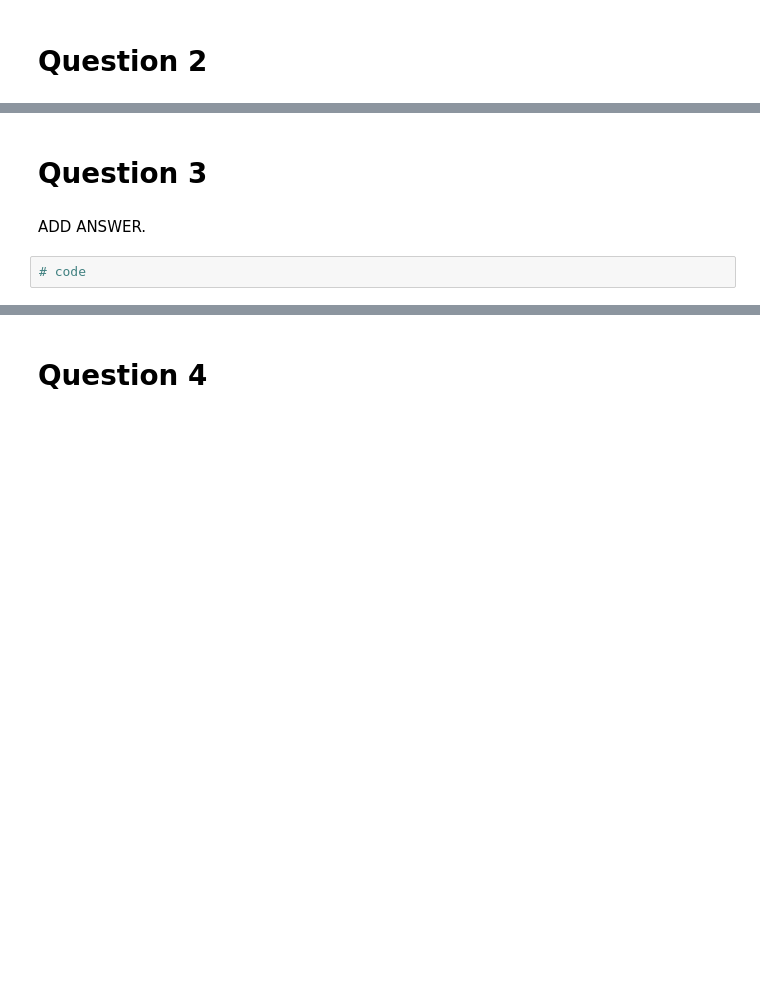
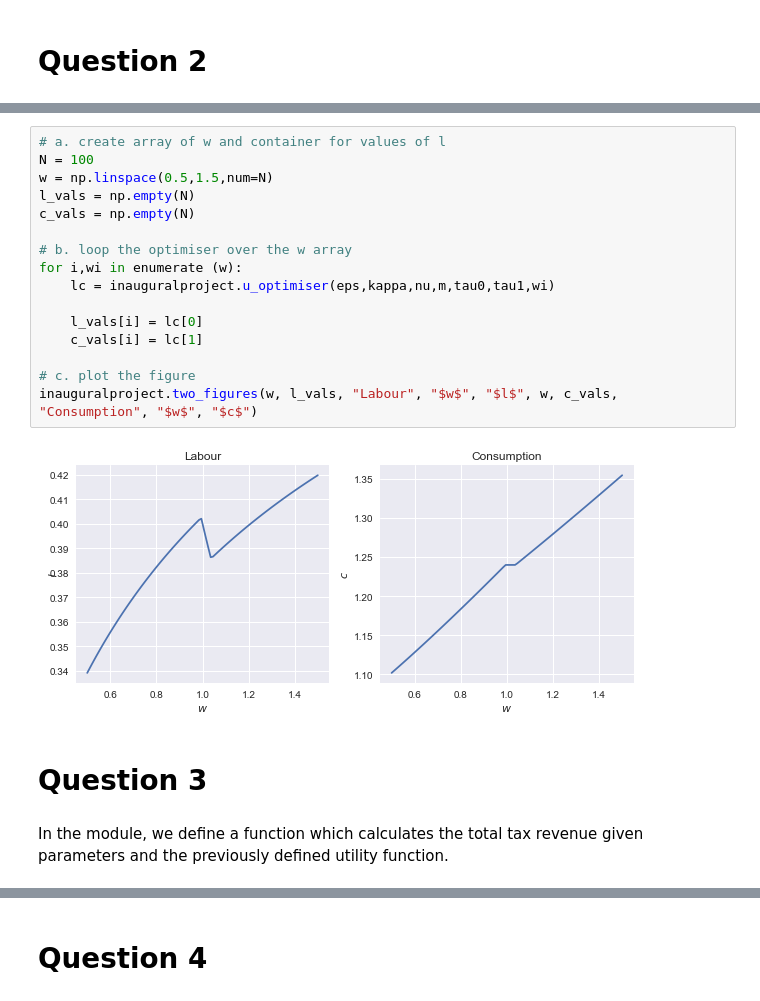
Before and after one commit to NumEconCopenhagen/projects-2020-kongeraekken-1, a Jupyter notebook: inauguralproject/inauguralproject.ipynb, the cells around one changed output, grey strips where cells are left out. Saved outputs shown, nothing was run; the diff lists cells and outputs as text; blank space fills up the shorter version.

Commit message:
Inaugural project - final commit before hand-in

```diff
--- a/inauguralproject/inauguralproject.ipynb
+++ b/inauguralproject/inauguralproject.ipynb
@@ -103,6 +80,22 @@ w = np.linspace(0.5,1.5,num=100)
+# %%
+# a. create array of w and container for values of l
+N = 100
+w = np.linspace(0.5,1.5,num=N)
+l_vals = np.empty(N)
+c_vals = np.empty(N)
+
+# b. loop the optimiser over the w array
+for i,wi in enumerate (w):
+    lc = inauguralproject.u_optimiser(eps,kappa,nu,m,tau0,tau1,wi)
+
+    l_vals[i] = lc[0]
+    c_vals[i] = lc[1]
+
+# c. plot the figure
+inauguralproject.two_figures(w, l_vals, "Labour", "$w$", "$l$", w, c_vals, "Consumption", "$w$", "$c$")
+# %% [output]
+[figure, added]
 # %% [markdown]
 # Question 3
-# %% [markdown]
-ADD ANSWER.
-# %%
-# code
+# %% [markdown]
+In the module, we define a function which calculates the total tax revenue given parameters and the previously defined utility function.
```
Also changed, not shown: parts of 22 cells of this notebook, 2 other files.
